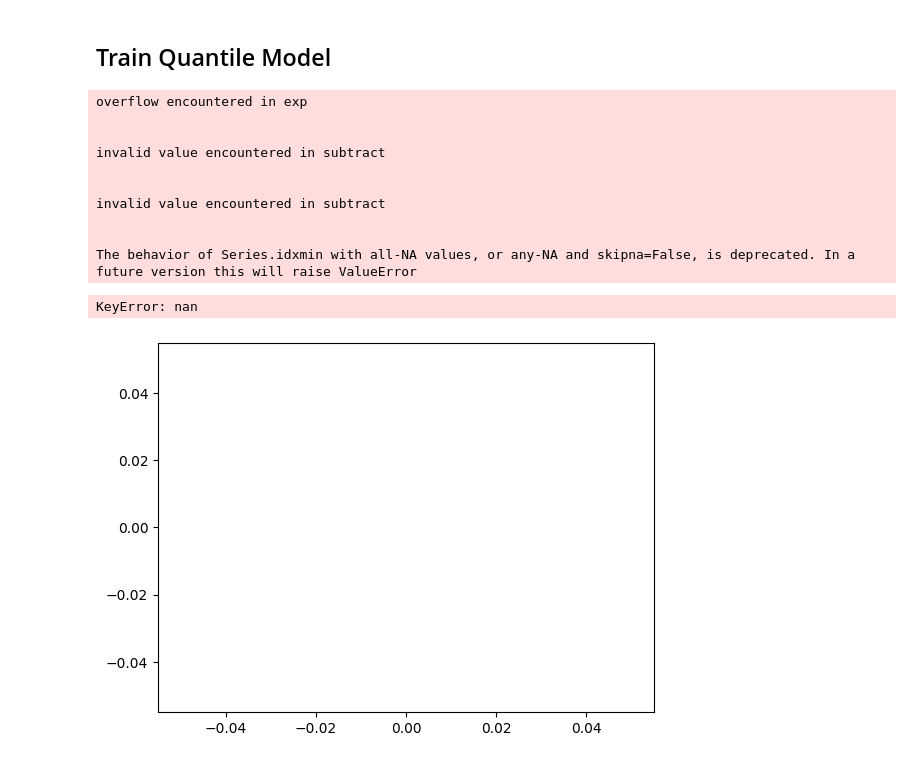
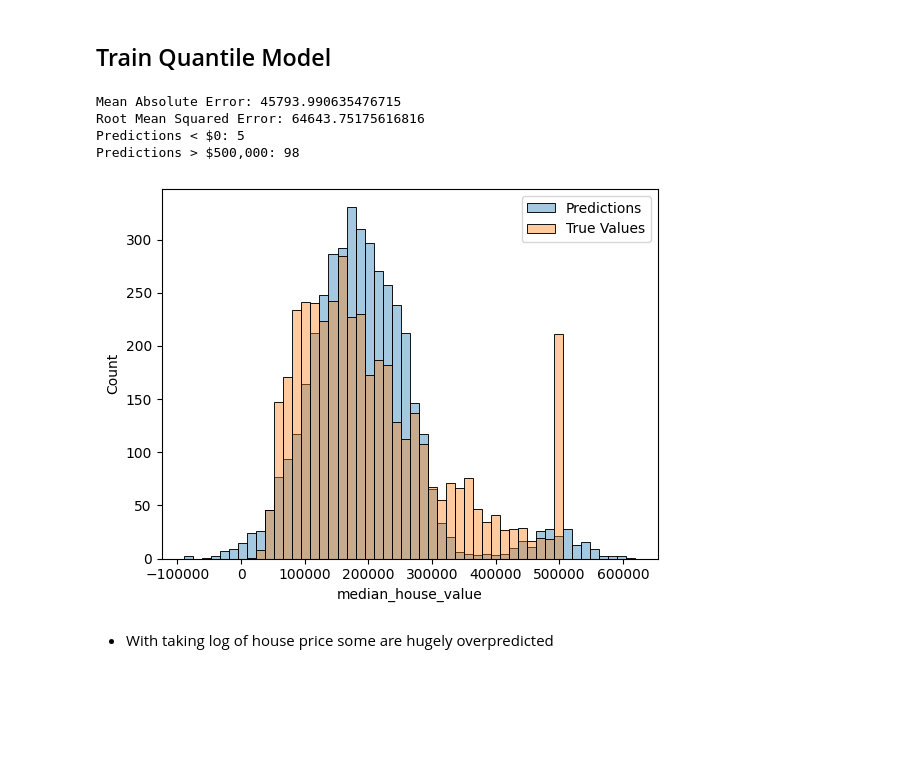
Before and after one commit to awilliams101111/dst-group-work, a Jupyter notebook: Alex/improvedRegression.ipynb, the cells around one changed output. Cells and saved outputs as stored; diff of their text form; code cells hidden in the pictures; blank space fills up the shorter version.

```diff
--- a/Alex/improvedRegression.ipynb
+++ b/Alex/improvedRegression.ipynb
@@ -246,52 +246,46 @@ dfGeo['total_bedrooms_log'] = np.log(dfGeo['total_bedrooms'])
 dfGeo['population_log'] = np.log(dfGeo['population'])
 dfGeo['households_log'] = np.log(dfGeo['households'])
 dfGeo['median_income_log'] = np.log(dfGeo['median_income'])
-dfGeo['median_house_value_log'] = np.log(dfGeo['median_house_value'])
 # %%
 dfRegLog = dfGeo[['total_rooms_log',
        'total_bedrooms_log', 'population_log', 'households_log', 'median_income_log',
-       'median_house_value_log', 'isMax', 'county']]
+       'median_house_value', 'isMax', 'county']]
 # %% [markdown]
 ## Train Quantile Model
 # %%
 dfInLog = oneHotEncoding(dfRegLog)
 dfTrainLog, dfTestLog = sklearn.model_selection.train_test_split(dfInLog, test_size=0.2)
 
-XTrainLog = dfTrainLog.drop(columns=['median_house_value_log'])
-yTrainLog = dfTrainLog['median_house_value_log']
+XTrainLog = dfTrainLog.drop(columns=['median_house_value'])
+yTrainLog = dfTrainLog['median_house_value']
 
-xTestLog = dfTestLog.drop(columns=['median_house_value_log'])
-yTestTrueLog = dfTestLog['median_house_value_log']
+xTestLog = dfTestLog.drop(columns=['median_house_value'])
+yTestTrueLog = dfTestLog['median_house_value']
 
 QReg = QuantileRegressor(quantile=0.5, alpha=0).fit(XTrainLog, yTrainLog)
 y_predLog = QReg.predict(xTestLog)
 # %%
 fig3, ax3 = plt.subplots()
-bin_edges = np.exp(np.linspace(min(yTestTrueLog.min(), y_predLog.min()),
+bin_edges = np.linspace(min(yTestTrueLog.min(), y_predLog.min()),
                        max(yTestTrueLog.max(), y_predLog.max()),
-                       51))  # 50 bins, 51 edges
+                       51)  # 50 bins, 51 edges
 
-sns.histplot(np.exp(y_predLog), bins=bin_edges, label='Predictions', kde=False, alpha=0.4, ax=ax3)
-sns.histplot(yTestTrue, bins=bin_edges, label='True Values', kde=False, alpha=0.4, ax=ax3)
+sns.histplot(y_predLog, bins=bin_edges, label='Predictions', kde=False, alpha=0.4, ax=ax3)
+sns.histplot(yTestTrueLog, bins=bin_edges, label='True Values', kde=False, alpha=0.4, ax=ax3)
 
 ax3.legend()
 
 
-print('Mean Absolute Error:', sklearn.metrics.mean_absolute_error(yTestTrue, y_pred))
-print('Root Mean Squared Error:', sklearn.metrics.mean_squared_error(yTestTrue, y_pred)**0.5)
+print('Mean Absolute Error:', sklearn.metrics.mean_absolute_error(yTestTrueLog, y_predLog))
+print('Root Mean Squared Error:', sklearn.metrics.mean_squared_error(yTestTrueLog, y_predLog)**0.5)
 
 print('Predictions < $0:', (testPredicitions < 0).sum())
 print('Predictions > $500,000:', (testPredicitions > 500000).sum())
 # %% [output]
-overflow encountered in exp
-
-
-invalid value encountered in subtract
-
-
-invalid value encountered in subtract
-
-
-The behavior of Series.idxmin with all-NA values, or any-NA and skipna=False, is deprecated. In a future version this will raise ValueError
+Mean Absolute Error: 45793.990635476715
+Root Mean Squared Error: 64643.75175616816
+Predictions < $0: 5
+Predictions > $500,000: 98
-KeyError: nan
-[figure, old version]
+[figure, new version]
+# %% [markdown]
+- With taking log of house price some are hugely overpredicted
```
Also changed, not shown: parts of 2 cells of this notebook.
